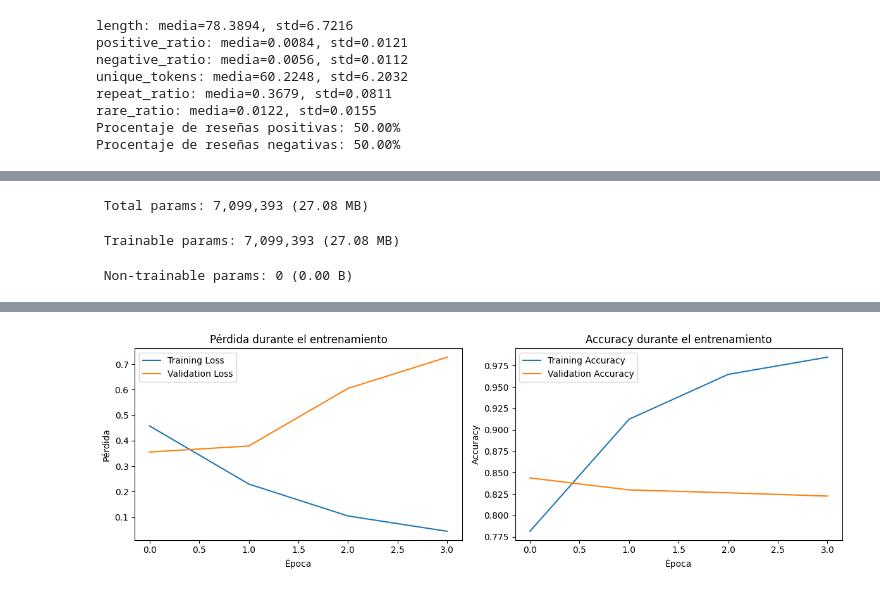
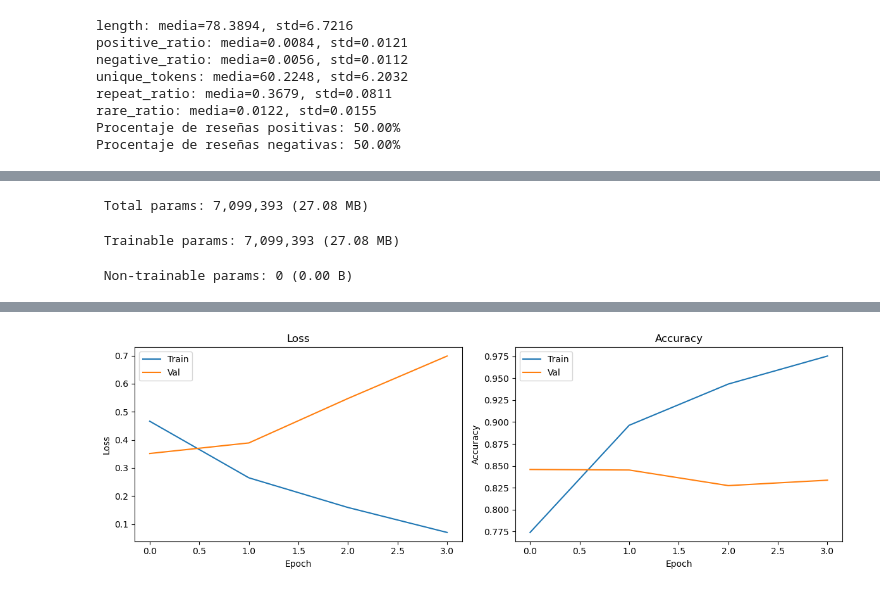
Before and after one commit to alee2602/LAB6-DS, a Jupyter notebook: main.ipynb, the cells around one changed output, grey strips where cells are left out. Saved outputs shown, nothing was run; the diff lists cells and outputs as text; code cells hidden in the pictures.

Commit message:
modelo optimizado y análisis

```diff
--- a/main.ipynb
+++ b/main.ipynb
@@ -188,68 +228,62 @@ Procentaje de reseñas negativas: 50.00%
 # %%
 
-# 2. Extraer características para el conjunto de prueba (complementa tu extracción de entrenamiento)
+#Extraer características para el conjunto de prueba
 test_features = extract_features_from_encoded(X_test)
 test_features_array = np.array([[f[name] for name in feature_names] for f in test_features])
 print('Características extraídas para el conjunto de prueba.')
 
-# 3. Normalizar las características
+tf.random.set_seed(42); np.random.seed(42)
+
 scaler = StandardScaler()
 train_features_scaled = scaler.fit_transform(train_features_array)
 test_features_scaled = scaler.transform(test_features_array)
-print('Características normalizadas.')
 
-# 4. Definir el modelo LSTM híbrido
-vocab_size = 50000  # Número de palabras únicas
-embedding_dim = 128  # Dimensión de embeddings
-lstm_units = 128     # Unidades en LSTM
+vocab_size = vocab_size if 'vocab_size' in globals() else 50000
+embedding_dim = embedding_dim if 'embedding_dim' in globals() else 128
+lstm_units = lstm_units if 'lstm_units' in globals() else 128
 
-# Input para secuencias de palabras
+# Entradas
 input_seq = Input(shape=(maxlen,), name='sequence_input')
-x = Embedding(vocab_size, embedding_dim, input_length=maxlen)(input_seq)
-x = Bidirectional(LSTM(lstm_units, return_sequences=True))(x)  # Primera LSTM bidireccional
-x = Dropout(0.3)(x)
-x = Bidirectional(LSTM(lstm_units))(x)  # Segunda LSTM bidireccional
+input_features = Input(shape=(len(feature_names),), name='features_input')
+
+# Encoder LSTM mejorado
+x = Embedding(vocab_size, embedding_dim, input_length=maxlen, mask_zero=True)(input_seq)
+x = SpatialDropout1D(0.2)(x)
+x = Bidirectional(LSTM(lstm_units, return_sequences=True, dropout=0.2, recurrent_dropout=0.2))(x)
+x = Bidirectional(LSTM(lstm_units, dropout=0.2, recurrent_dropout=0.2))(x)
 x = Dropout(0.3)(x)
 
-# Input para características adicionales
-input_features = Input(shape=(len(feature_names),), name='features_input')
+# Fusionar con features
+combined = Concatenate()([x, input_features])
+h = Dense(128, activation='relu')(combined)
+h = Dropout(0.3)(h)
+h = Dense(64, activation='relu')(h)
+h = Dropout(0.3)(h)
+output = Dense(1, activation='sigmoid')(h)
 
-# Concatenar salida de LSTM con features
-combined = Concatenate()([x, input_features])
-
-# Capas densas
-dense = Dense(128, activation='relu')(combined)
-dense = Dropout(0.3)(dense)
-dense = Dense(64, activation='relu')(dense)
-dense = Dropout(0.3)(dense)
-
-# Capa de salida
-output = Dense(1, activation='sigmoid')(dense)
-
-# Compilar el modelo
 model = Model(inputs=[input_seq, input_features], outputs=output)
-model.compile(optimizer=Adam(learning_rate=0.001), loss='binary_crossentropy', metrics=['accuracy'])
+model.compile(optimizer=Adam(1e-3), loss='binary_crossentropy', metrics=['accuracy'])
 model.summary()
 
-# 5. Entrenar el modelo
+# Callbacks
 early_stopping = EarlyStopping(monitor='val_loss', patience=3, restore_best_weights=True)
+ckpt = ModelCheckpoint('best_hybrid.keras', monitor='val_loss', save_best_only=True)
+rlrop = ReduceLROnPlateau(monitor='val_loss', factor=0.5, patience=2)
 
-print('Entrenando el modelo...')
+# Entrenamiento
 history = model.fit(
     [X_train, train_features_scaled], y_train,
     validation_split=0.2,
     epochs=20,
     batch_size=64,
-    callbacks=[early_stopping],
+    callbacks=[early_stopping, ckpt, rlrop],
     verbose=1
 )
 
-# 6. Evaluar el modelo
-print('Evaluando el modelo...')
-y_pred_prob = model.predict([X_test, test_features_scaled])
-y_pred = (y_pred_prob > 0.5).astype(int).flatten()
+# Evaluación
+y_pred_prob = model.predict([X_test, test_features_scaled], verbose=0).ravel()
+y_pred = (y_pred_prob > 0.5).astype(int)
 
-# Métricas
 accuracy = accuracy_score(y_test, y_pred)
 precision = precision_score(y_test, y_pred)
 recall = recall_score(y_test, y_pred)
@@ -260,26 +294,17 @@ print(f'Precision: {precision:.4f}')
 print(f'Recall: {recall:.4f}')
 print(f'F1-Score: {f1:.4f}')
 
-# 7. Visualizar historial de entrenamiento
 plt.figure(figsize=(12, 4))
 
-# Pérdida
 plt.subplot(1, 2, 1)
-plt.plot(history.history['loss'], label='Training Loss')
-plt.plot(history.history['val_loss'], label='Validation Loss')
-plt.title('Pérdida durante el entrenamiento')
-plt.xlabel('Época')
-plt.ylabel('Pérdida')
-plt.legend()
+plt.plot(history.history['loss'], label='Train')
+plt.plot(history.history['val_loss'], label='Val')
+plt.title('Loss'); plt.xlabel('Epoch'); plt.ylabel('Loss'); plt.legend()
 
-# Accuracy
 plt.subplot(1, 2, 2)
-plt.plot(history.history['accuracy'], label='Training Accuracy')
-plt.plot(history.history['val_accuracy'], label='Validation Accuracy')
-plt.title('Accuracy durante el entrenamiento')
-plt.xlabel('Época')
-plt.ylabel('Accuracy')
-plt.legend()
+plt.plot(history.history['accuracy'], label='Train')
+plt.plot(history.history['val_accuracy'], label='Val')
+plt.title('Accuracy'); plt.xlabel('Epoch'); plt.ylabel('Accuracy'); plt.legend()
 
 plt.tight_layout()
 plt.show()
@@ -325 +346 @@ F1-Score: 0.8390
-[figure, old version]
+[figure, new version]
```
Also changed, not shown: parts of 18 cells of this notebook, 3 other files.
